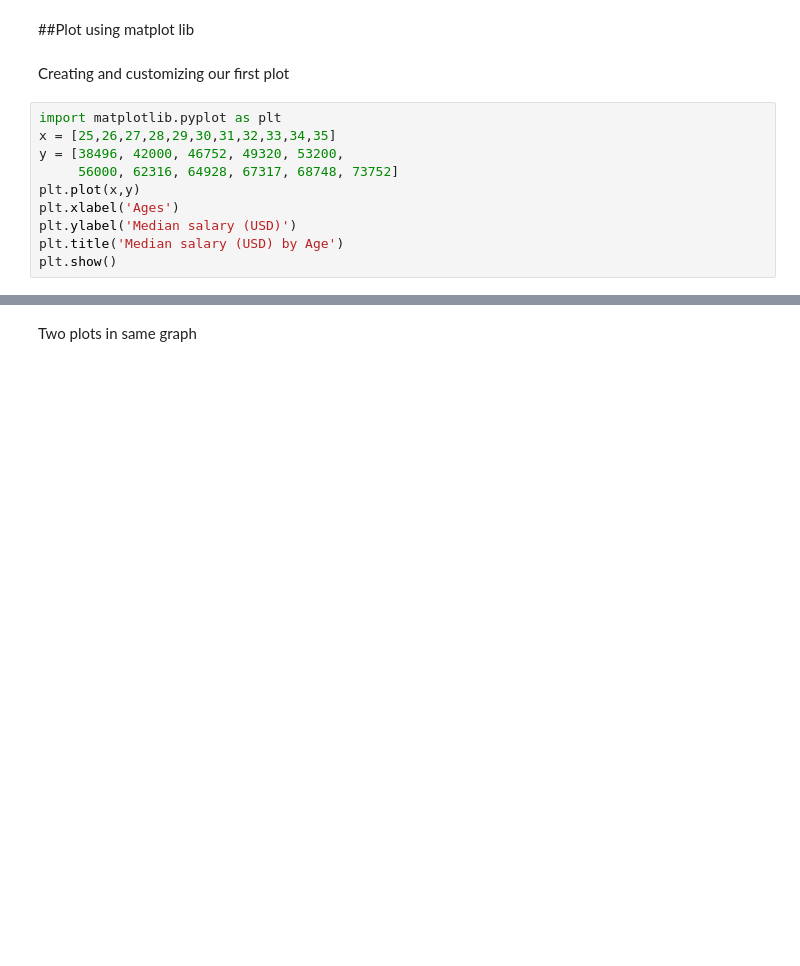
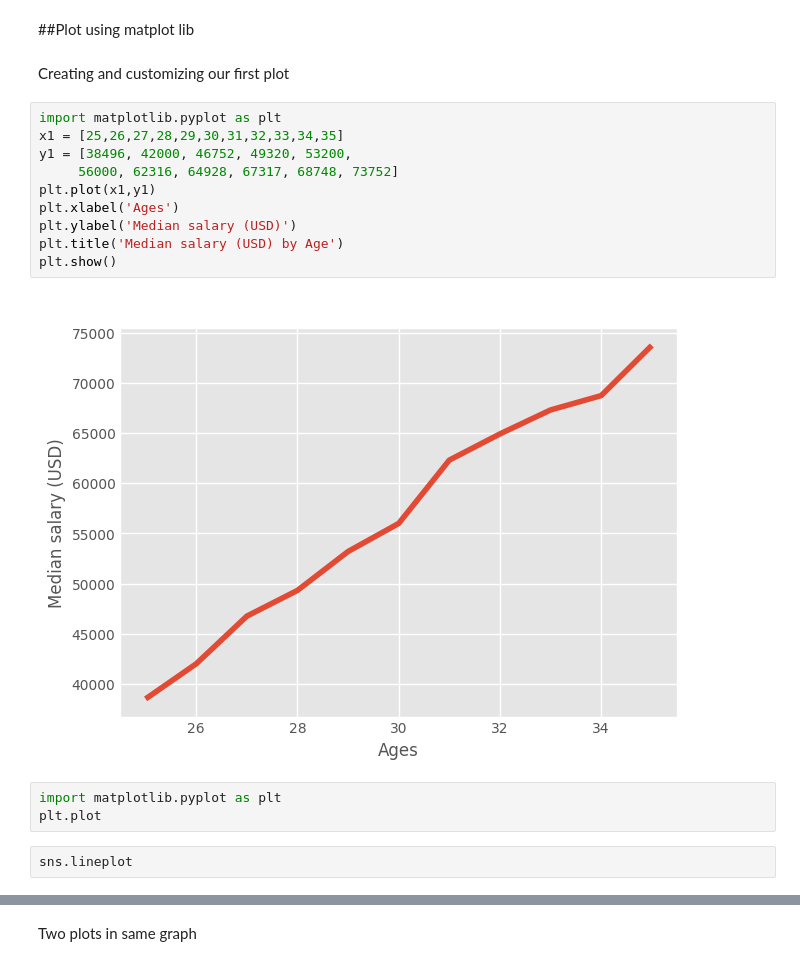
Before and after one commit to csetapan/Plot_With_matplotlib, a Jupyter notebook: Plot_Using_Matplotlib.ipynb, the cells around one changed output, grey strips where cells are left out. Cells and saved outputs as stored; diff of their text form; blank space fills up the shorter version.

```diff
--- a/Plot_Using_Matplotlib.ipynb
+++ b/Plot_Using_Matplotlib.ipynb
@@ -6,11 +6,18 @@
 Creating and customizing our first plot
 # %%
 import matplotlib.pyplot as plt
-x = [25,26,27,28,29,30,31,32,33,34,35]
-y = [38496, 42000, 46752, 49320, 53200,
+x1 = [25,26,27,28,29,30,31,32,33,34,35]
+y1 = [38496, 42000, 46752, 49320, 53200,
      56000, 62316, 64928, 67317, 68748, 73752]
-plt.plot(x,y)
+plt.plot(x1,y1)
 plt.xlabel('Ages')
 plt.ylabel('Median salary (USD)')
 plt.title('Median salary (USD) by Age')
 plt.show()
+# %% [output]
+[figure, added]
+# %%
+import matplotlib.pyplot as plt
+plt.plot
+# %%
+sns.lineplot
```
Also changed, not shown: parts of 48 cells of this notebook.
